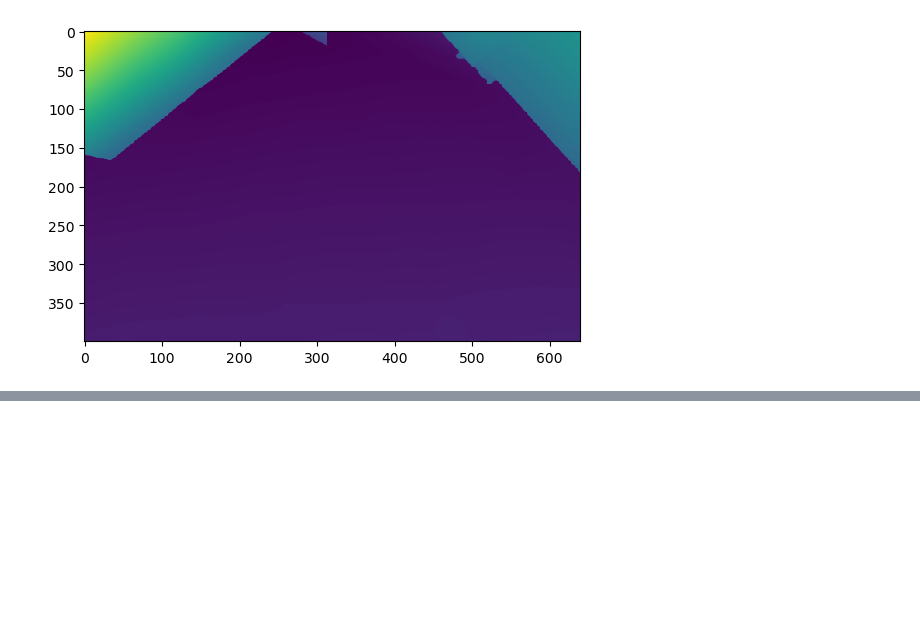
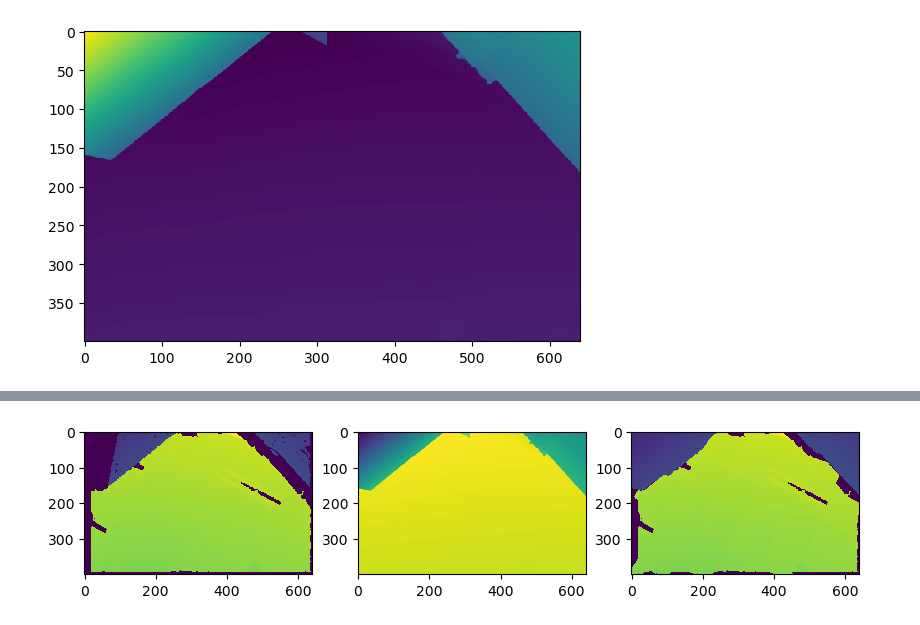
Before and after one commit to tauzn-clock/deep-stereo, a Jupyter notebook: scripts/playground.ipynb, the cells around one changed output, grey strips where cells are left out. Drawn from its saved outputs; the diff is of its cells as text; code cells hidden in the pictures; blank space fills up the shorter version.

```diff
--- a/scripts/playground.ipynb
+++ b/scripts/playground.ipynb
@@ -77,0 +150,10 @@ xFormers not available
+# %%
+fig, axs = plt.subplots(1, 3, figsize=(10, 5))
+
+axs[0].imshow(depth)
+axs[1].imshow(-est_depth)
+axs[2].imshow(all_corrected_depth)
+
+plt.show()
+# %% [output]
+[figure, added]
```
Also changed, not shown: parts of 4 cells of this notebook, 1 other file.
